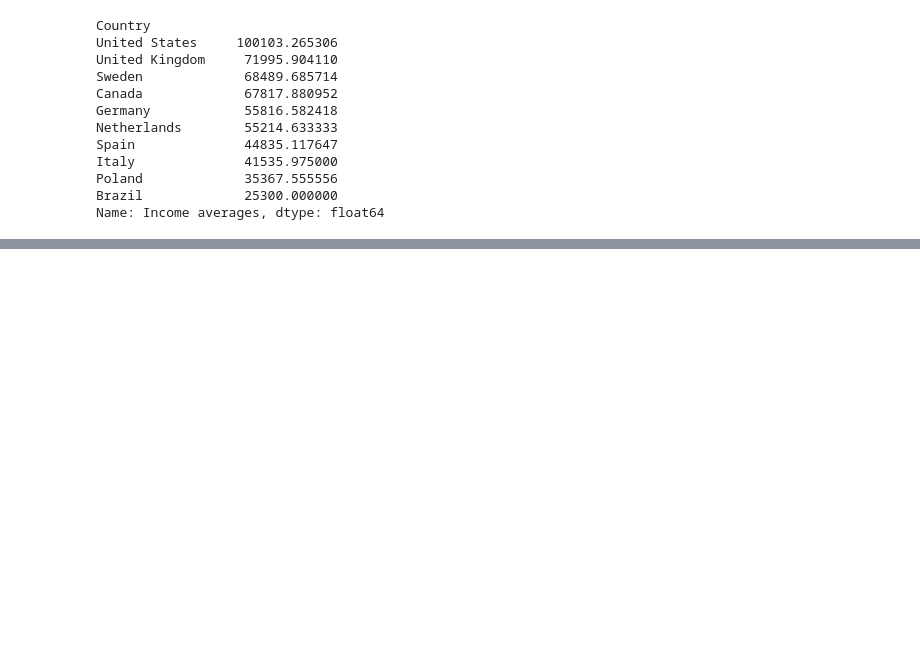
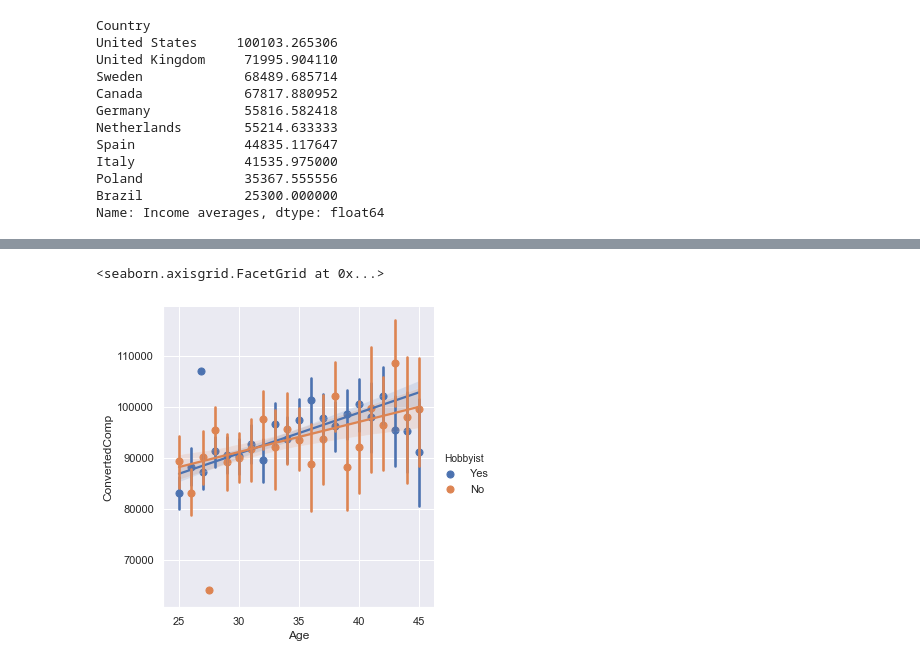
Before and after one commit to yayorbitgum/Learning, a Jupyter notebook: Python/Projects/SO2020Survey/StackOverflowSurvey2020.ipynb, the cells around one changed output, grey strips where cells are left out. Drawn from its saved outputs; the diff is of its cells as text; code cells hidden in the pictures; blank space fills up the shorter version.

```diff
--- a/Python/Projects/SO2020Survey/StackOverflowSurvey2020.ipynb
+++ b/Python/Projects/SO2020Survey/StackOverflowSurvey2020.ipynb
@@ -150,0 +174,9 @@ schema
+# %%
+# In the US, the average is considerably higher!
+us_income_range = df['ConvertedComp'].between(30000, 130000)
+wider_filter = us_income_range & age & usa
+wider_df = df[wider_filter]
+sns.lmplot(x="Age", y="ConvertedComp", data=wider_df, hue='Hobbyist', x_estimator=np.mean)
+# %% [output]
+<seaborn.axisgrid.FacetGrid at 0x...>
+[figure, added]
```
Also changed, not shown: parts of 8 cells of this notebook, 1 other file.
